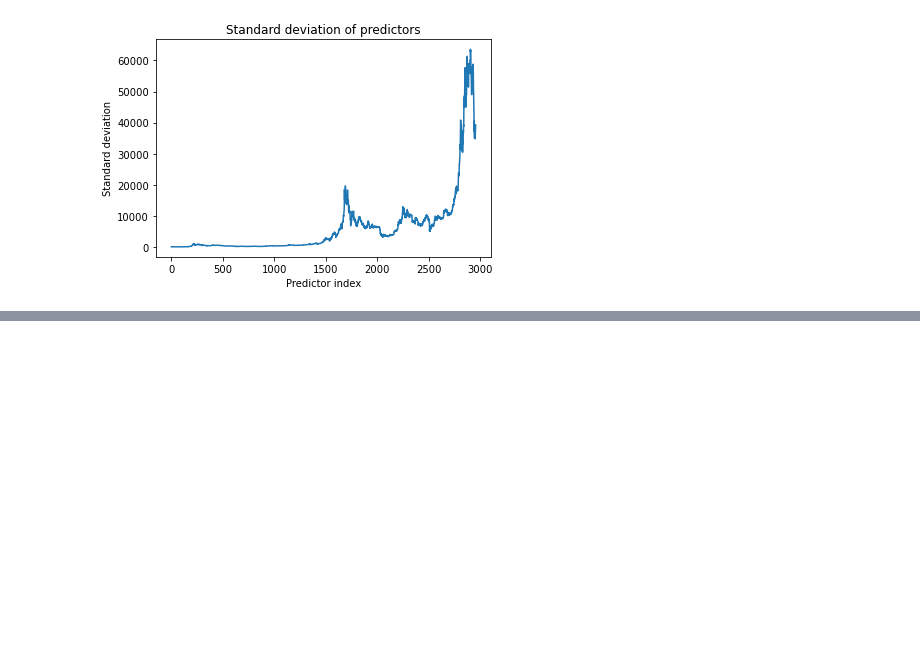
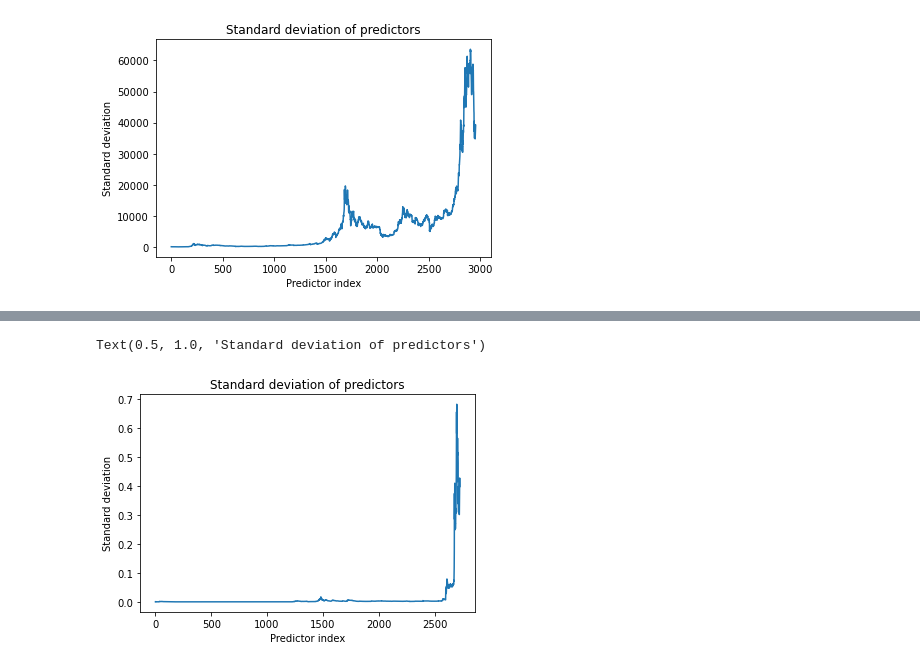
Before and after one commit to vchou105/COGS109FinalProject, a Jupyter notebook: DOGE-Bitcoin.ipynb, the cells around one changed output, grey strips where cells are left out. Drawn from its saved outputs; the diff is of its cells as text; code cells hidden in the pictures; blank space fills up the shorter version.

Commit message:
Add in Doge

```diff
--- a/DOGE-Bitcoin.ipynb
+++ b/DOGE-Bitcoin.ipynb
@@ -33,3 +33,6 @@ plt.title('Standard deviation of predictors')
 # %% [output]
 Text(0.5, 1.0, 'Standard deviation of predictors')
 [figure]
+# %%
+DOGE = pd.read_csv (r'doge-usd-max.csv')
+print (data)
@@ -35,0 +54,14 @@ Text(0.5, 1.0, 'Standard deviation of predictors')
+# %%
+x2 =DOGE.index
+y4=DOGE.price
+y5= DOGE.market_cap
+y6 = DOGE.total_volume
+
+
+plt.plot(x2,y4)
+plt.xlabel('Predictor index')
+plt.ylabel('Standard deviation')
+plt.title('Standard deviation of predictors')
+# %% [output]
+Text(0.5, 1.0, 'Standard deviation of predictors')
+[figure, added]
```
Also changed, not shown: parts of 3 cells of this notebook, 1 other file.
